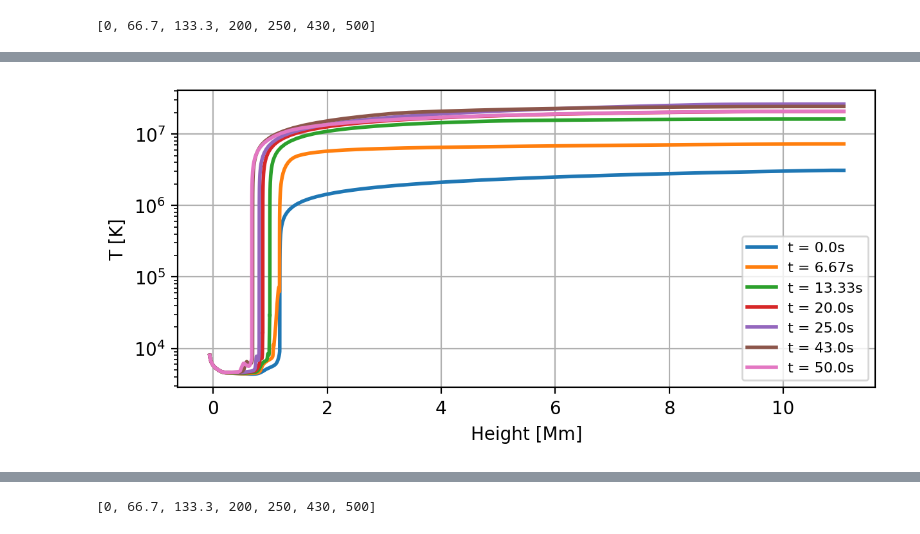
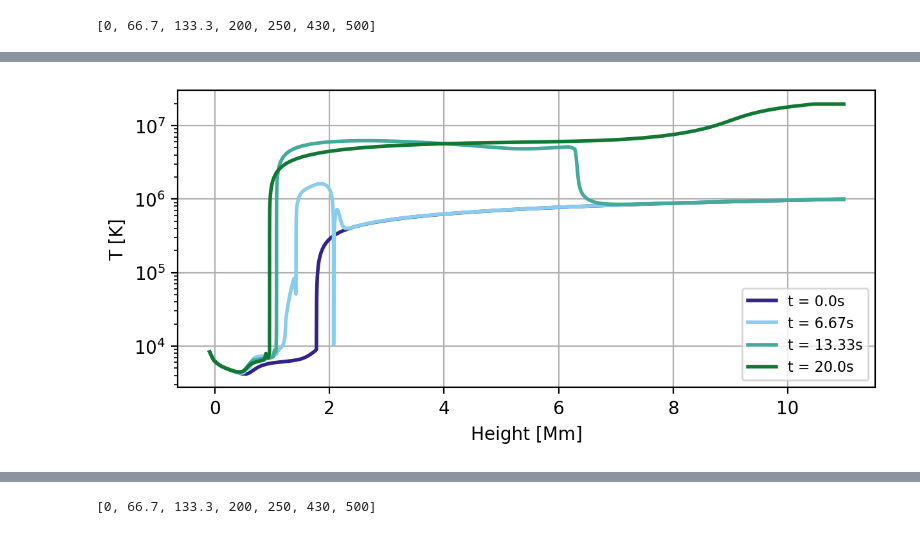
Before and after one commit to coletamburri2112/Flare_Patrol_Analysis, a Jupyter notebook: NOTEBOOKS/RADYNevolve.ipynb, the cells around one changed output, grey strips where cells are left out. Cells and saved outputs as stored; diff of their text form; code cells hidden in the pictures.

```diff
--- a/NOTEBOOKS/RADYNevolve.ipynb
+++ b/NOTEBOOKS/RADYNevolve.ipynb
@@ -9,8 +9,9 @@ from scipy.signal import convolve
 # %%
 # before this, will need to save variables tg1t, z1t, ne1t, pg1t, q, nq, qnorm, outintt, nmu to save file... or access some other way
 #filename='/Users/coletamburri/Desktop/radyn_15_8_5e10.sav'
-#filename='/Users/coletamburri/Desktop/August_2022_Observations_Paper/radynout.sav'
-filename = '/Users/coletamburri/Desktop/15_8_5e10_wRC.sav'
+filename='/Users/coletamburri/Desktop/August_2022_Observations_Paper/radynout.sav'
+#filename = '/Users/coletamburri/Desktop/15_8_5e10_wRC.sav'
+#filename='/Users/coletamburri/Desktop/RH_Input_Files/radyn_out.val3c_d8_3.0e11_t20s_15kev_fp.sav'
 filename_dkist = '/Users/coletamburri/Desktop/RH_Versions_and_Tools/RH_output_files_npz/dkist_obs_file.npz'
 
 # change based on desired line and fwhm of observations
@@ -118,25 +119,25 @@ i
 # %%
 ncol2 = len(timesinit)#+len(times2)
 map = tol_colors.tol_cmap(colormap='rainbow_discrete',lut=ncol2)
 cmap_choice2 = map(np.linspace(0,1,ncol2))
 
 cmap_choice2 = ['#332288','#88CCEE','#44AA99','#117733','#999933','#CC6677','#AA4499','#AA4499','#AA4499','#AA4499']
 
 fig,ax=plt.subplots(dpi=200,figsize=(7,3))
-for i in range(len(timesinit)):
-    ax.plot(read['z1t'][int(timesinit[i]),:]/1e8,(read['tg1t'][int(timesinit[i]),:]),label='t = '+str(round(timesinit[i]/10,2))+'s',linewidth=2)
+for i in range(len(timesinit)-3):
+    ax.plot(read['z1t'][int(timesinit[i]),:]/1e8,(read['tg1t'][int(timesinit[i]),:]),label='t = '+str(round(timesinit[i]/10,2))+'s',linewidth=2,c=cmap_choice2[i])
 
 #for i in range(len(times2)):
 #    ax.plot(read['z1t'][int(times2[i]),:]/1e8,(read['tg1t'][int(times2[i]),:]),color=cmap_choice2[len(timesinit)+i],label='t = '+str(round(times2[i]/10,2))+'s',linewidth=2)
 
 ax.grid()
 ax.legend(fontsize=8)
 ax.set_ylabel('T [K]')
 ax.set_xlabel('Height [Mm]')
 #ax.set_xlim([0,10])
 plt.yscale('log')
 # %% [output]
-[figure, old version]
+[figure, new version]
 # %%
 
 
```
Also changed, not shown: parts of 7 cells of this notebook, 25 other files.
